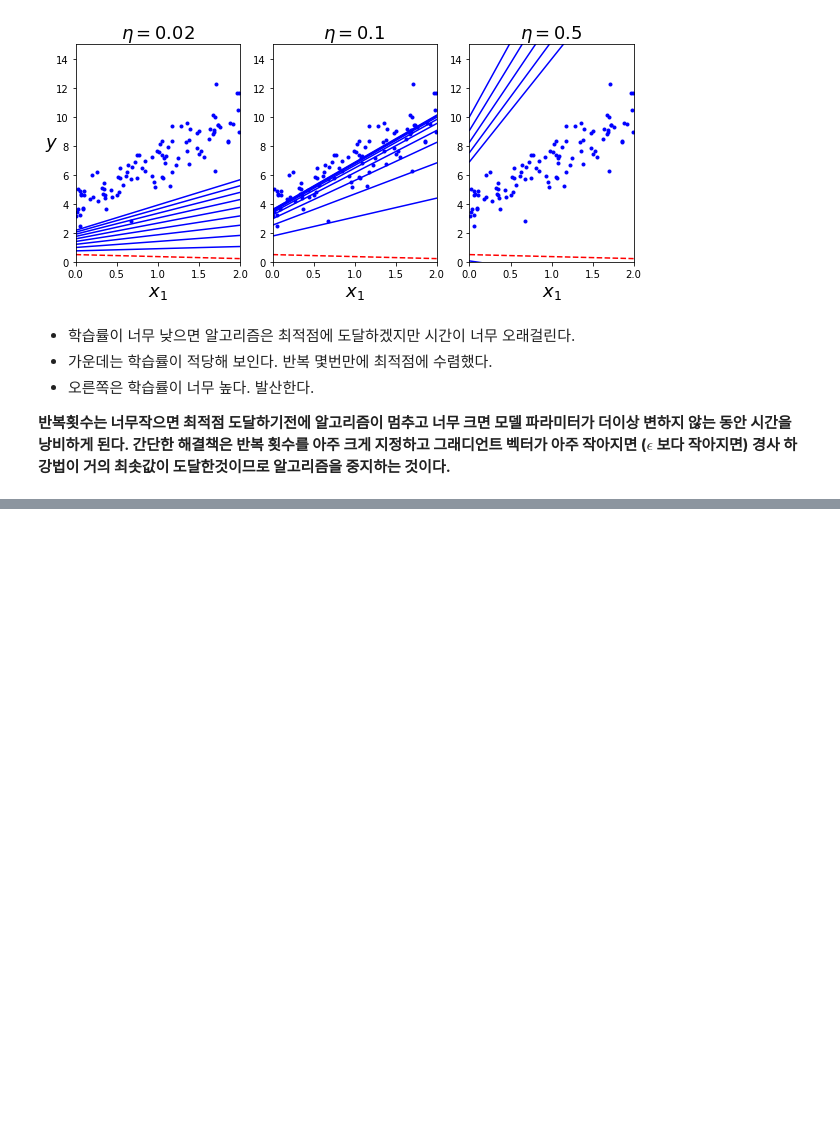
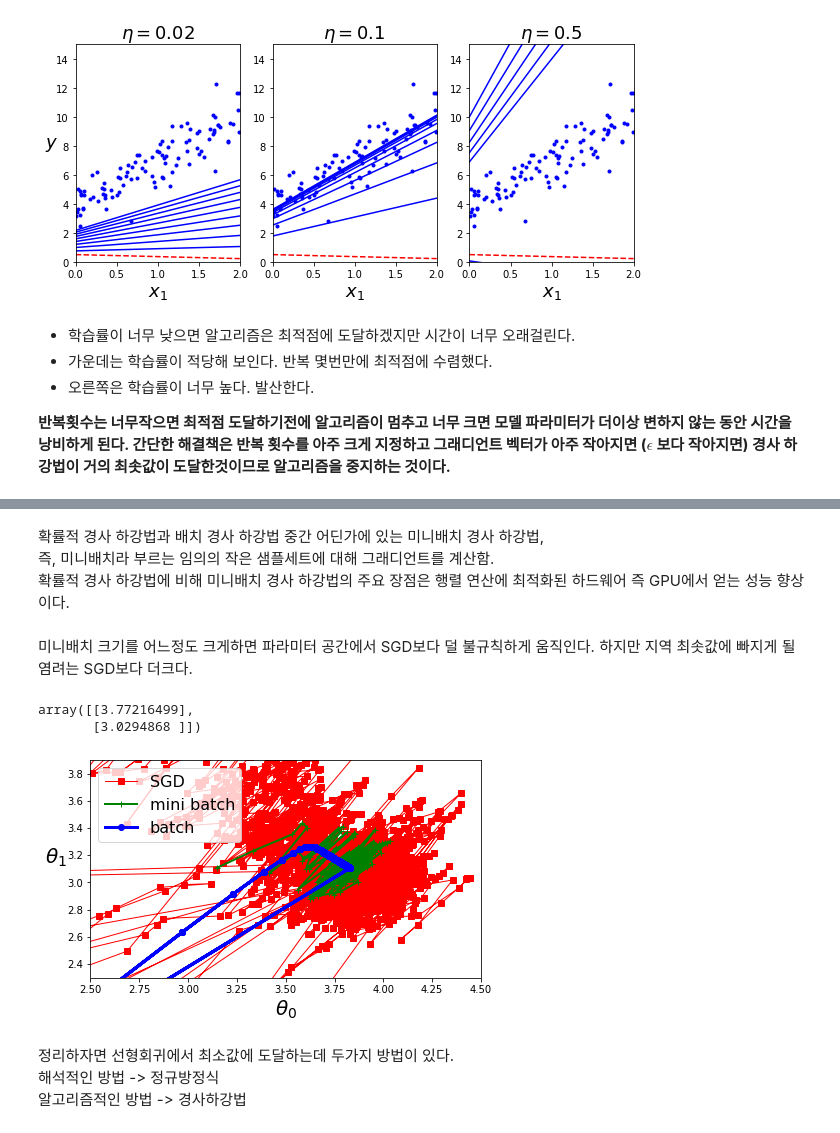
Before and after one commit to Jeong-jaehoon/Road-to-master, a Jupyter notebook: Hands on Machine Learning/Chapter4.회귀.ipynb, the cells around one changed output, grey strips where cells are left out. Saved outputs shown, nothing was run; the diff lists cells and outputs as text; code cells hidden in the pictures; blank space fills up the shorter version.

```diff
--- a/Hands on Machine Learning/Chapter4.회귀.ipynb
+++ b/Hands on Machine Learning/Chapter4.회귀.ipynb
@@ -183,0 +261,58 @@ plt.show()
+# %% [markdown]
+확률적 경사 하강법과 배치 경사 하강법 중간 어딘가에 있는 미니배치 경사 하강법,
+즉, 미니배치라 부르는 임의의 작은 샘플세트에 대해 그래디언트를 계산함.
+확률적 경사 하강법에 비해 미니배치 경사 하강법의 주요 장점은 행렬 연산에 최적화된 하드웨어 즉 GPU에서 얻는 성능 향상이다.
+# %% [markdown]
+미니배치 크기를 어느정도 크게하면 파라미터 공간에서 SGD보다 덜 불규칙하게 움직인다. 하지만 지역 최솟값에 빠지게 될 염려는 SGD보다 더크다.
+# %%
+theta_path_mgd = []
+
+n_iterations = 50
+minibatch_size = 20
+
+np.random.seed(42)
+theta = np.random.randn(2,1)  # 무작위 초기화
+
+t0, t1 = 200, 1000
+def learning_schedule(t):
+    return t0 / (t + t1)
+
+t = 0
+for epoch in range(n_iterations):
+    shuffled_indices = np.random.permutation(m)
+    X_b_shuffled = X_b[shuffled_indices]
+    y_shuffled = y[shuffled_indices]
+    for i in range(0, m, minibatch_size):
+        t += 1
+        xi = X_b_shuffled[i:i+minibatch_size]
+        yi = y_shuffled[i:i+minibatch_size]
+        gradients = 2/minibatch_size * xi.T.dot(xi.dot(theta) - yi)
+        eta = learning_schedule(t)
+        theta = theta - eta * gradients
+        theta_path_mgd.append(theta)
+# %%
+theta
+# %% [output]
+array([[3.77216499],
+       [3.0294868 ]])
+# %%
+theta_path_bgd = np.array(theta_path_bgd)
+theta_path_sgd = np.array(theta_path_sgd)
+theta_path_mgd = np.array(theta_path_mgd)
+# %%
+
+plt.figure(figsize=(7,4))
+plt.plot(theta_path_sgd[:, 0], theta_path_sgd[:, 1], "r-s", linewidth=1, label="SGD")
+plt.plot(theta_path_mgd[:, 0], theta_path_mgd[:, 1], "g-+", linewidth=2, label="mini batch")
+plt.plot(theta_path_bgd[:, 0], theta_path_bgd[:, 1], "b-o", linewidth=3, label="batch")
+plt.legend(loc="upper left", fontsize=16)
+plt.xlabel(r"$\theta_0$", fontsize=20)
+plt.ylabel(r"$\theta_1$   ", fontsize=20, rotation=0)
+plt.axis([2.5, 4.5, 2.3, 3.9])
+plt.show()
+# %% [output]
+[figure, added]
+# %% [markdown]
+정리하자면 선형회귀에서 최소값에 도달하는데 두가지 방법이 있다.
+해석적인 방법 -> 정규방정식
+알고리즘적인 방법 -> 경사하강법
```
Also changed, not shown: parts of 24 cells of this notebook.
